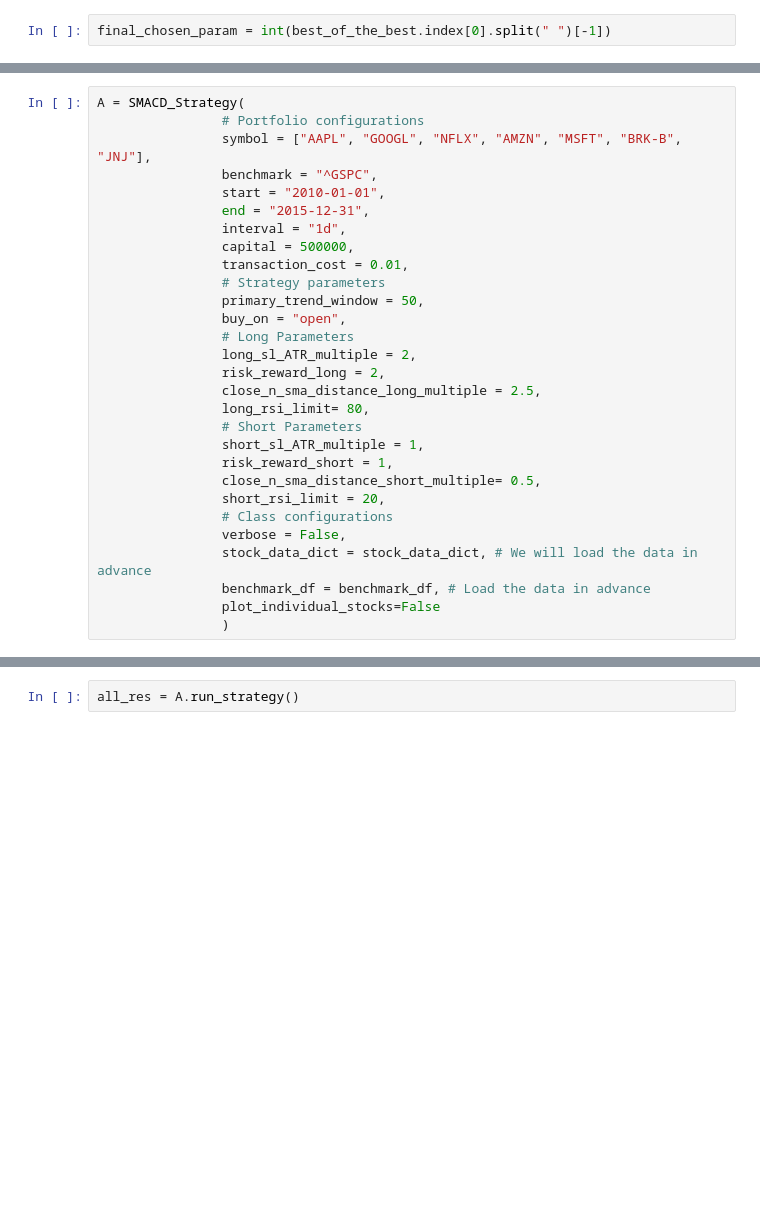
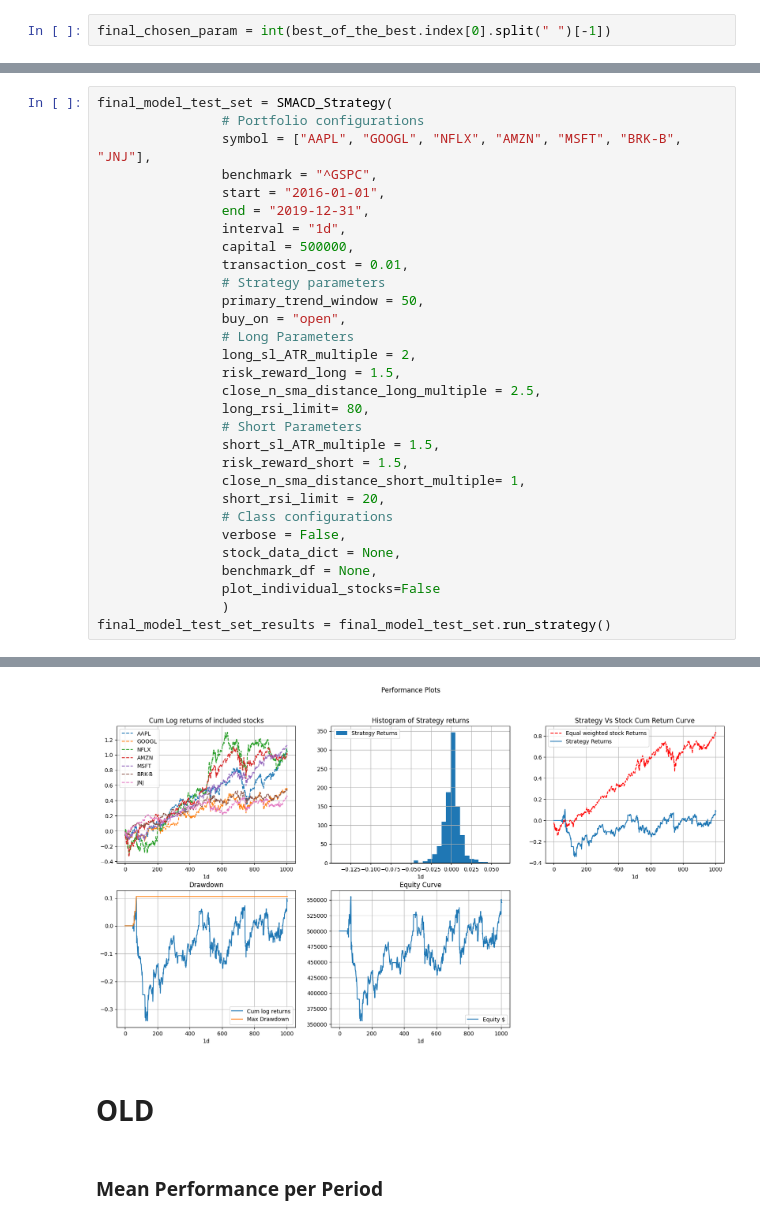
Before and after one commit to siddharthgohil/Trading_with_MACDnSMA, a Jupyter notebook: SMACD_Event_Based.ipynb, the cells around one changed output, grey strips where cells are left out. Cells and saved outputs as stored; diff of their text form; blank space fills up the shorter version.

```diff
--- a/SMACD_Event_Based.ipynb
+++ b/SMACD_Event_Based.ipynb
@@ -920,10 +923,10 @@ The total trades taken by the strategy: 61
 # %%
-A = SMACD_Strategy(
+final_model_test_set = SMACD_Strategy(
                 # Portfolio configurations
                 symbol = ["AAPL", "GOOGL", "NFLX", "AMZN", "MSFT", "BRK-B", "JNJ"],
                 benchmark = "^GSPC",
-                start = "2010-01-01",
-                end = "2015-12-31",
+                start = "2016-01-01",
+                end = "2019-12-31",
                 interval = "1d",
                 capital = 500000,
                 transaction_cost = 0.01,
@@ -932,17 +935,19 @@ A = SMACD_Strategy(
                 buy_on = "open",
                 # Long Parameters
                 long_sl_ATR_multiple = 2,
-                risk_reward_long = 2,
+                risk_reward_long = 1.5,
                 close_n_sma_distance_long_multiple = 2.5,
                 long_rsi_limit= 80,
                 # Short Parameters
-                short_sl_ATR_multiple = 1,
-                risk_reward_short = 1,
-                close_n_sma_distance_short_multiple= 0.5,
+                short_sl_ATR_multiple = 1.5,
+                risk_reward_short = 1.5,
+                close_n_sma_distance_short_multiple= 1,
                 short_rsi_limit = 20,
                 # Class configurations
                 verbose = False,
-                stock_data_dict = stock_data_dict, # We will load the data in advance
-                benchmark_df = benchmark_df, # Load the data in advance
+                stock_data_dict = None,
+                benchmark_df = None,
                 plot_individual_stocks=False
                 )
+final_model_test_set_results = final_model_test_set.run_strategy()
+# %% [output]
@@ -949,2 +972,5 @@ A = SMACD_Strategy(
+[figure, added]
-# %%
-all_res = A.run_strategy()
+# %% [markdown]
+# OLD
+# %% [markdown]
+### Mean Performance per Period
```
Also changed, not shown: parts of 29 cells of this notebook, 7 other files.
